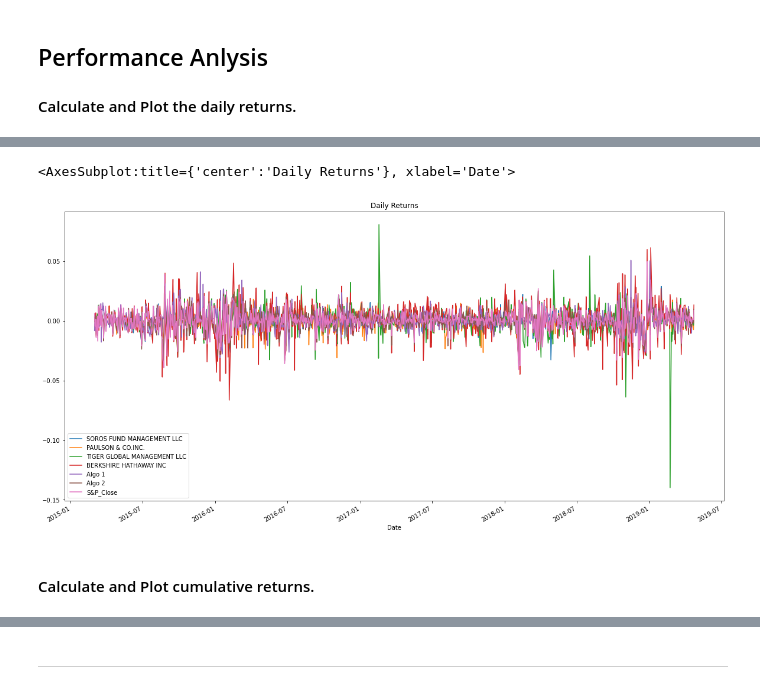
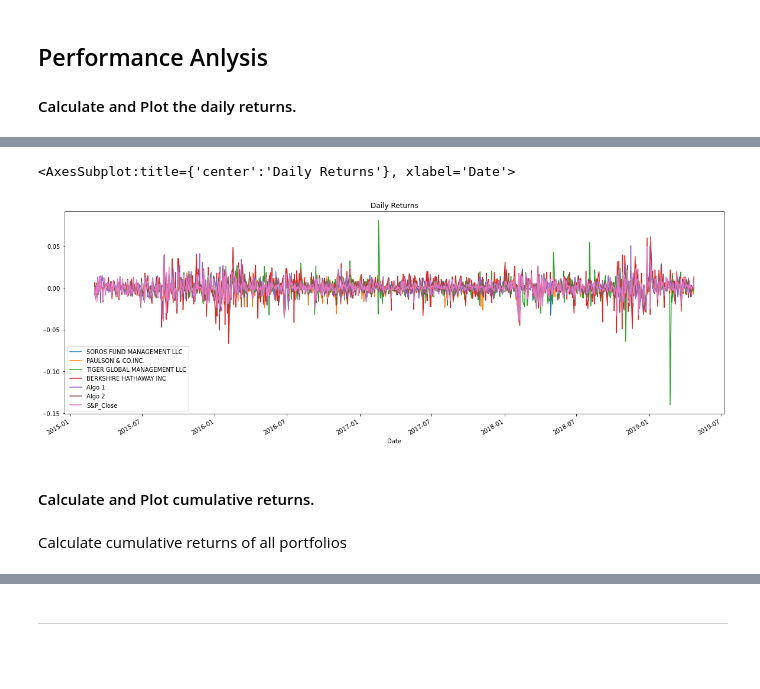
Before and after one commit to JamelBoyer/J_Boyer_Bootcamp, a Jupyter notebook: 02-Homework/04-Pandas/Instructions/Starter_Code/whale_analysis.ipynb, the cells around one changed output, grey strips where cells are left out. Cells and saved outputs as stored; diff of their text form; code cells hidden in the pictures; blank space fills up the shorter version.

```diff
--- a/02-Homework/04-Pandas/Instructions/Starter_Code/whale_analysis.ipynb
+++ b/02-Homework/04-Pandas/Instructions/Starter_Code/whale_analysis.ipynb
@@ -209,6 +182,9 @@ SP_Close.head()
 | 2012-10-03 | 1450.99 |
 | 2012-10-04 | 1461.40 |
 | 2012-10-05 | 1460.93 |
+# %%
+#Making a copy of this dataframe so I do not have to go through this process in the future
+SP_Close_data = SP_Close.copy()
 # %%
 # Calculate Daily Returns
 
@@ -246,6 +223,6 @@ SP_Close.head()
 ## Combine Whale, Algorithmic, and S&P 500 Returns
 # %%
 # Join Whale Returns, Algorithmic Returns, and the S&P 500 Returns into a single DataFrame with columns for each portfolio's returns.
-daily_oringinal_returns = pd.concat([whale_returns, algo_returns, SP_Close], axis = "columns",join = "inner")
-print(daily_oringinal_returns)
+daily_oringinal_returns = pd.concat([whale_returns_data, algo_returns_data, SP_Close_data], axis = "columns",join = "inner")
+daily_oringinal_returns
 # %% [output]
@@ -281,12 +255,12 @@ In this section, you will calculate and visualize performance and risk metrics f
 # %%
-#Plot daily returns of all portfolios
+
 #daily_returns_of_all_assets = df.pct_change
-#df.head()
+#head()
 #df.dropna()
 
-daily_oringinal_returns.pct_change
-#daily_oringinal_returns.dropna()
-daily_oringinal_returns
+daily_oringinal_returns["Close"] = daily_oringinal_returns["Close"].astype("float64")
+daily_oringinal_returns["Close"] = daily_oringinal_returns["Close"].pct_change(1)
+daily_oringinal_returns.head()
 # %% [output]
 |  | SOROS FUND MANAGEMENT LLC | PAULSON & CO.INC. | TIGER GLOBAL MANAGEMENT LLC | BERKSHIRE HATHAWAY INC | Algo 1 | Algo 2 | ... |
 | Date |  |  |  |  |  |  | ... |
@@ -304,0 +272,5 @@ daily_oringinal_returns
+# %%
+#Removed NaN with the dropna function and checked with a isna count
+
+daily_oringinal_returns.dropna(inplace=True)
+daily_oringinal_returns.isna().sum().sum()
@@ -317,10 +294,12 @@ daily_oringinal_returns.head()
 # %%
 #combined_returns.plot( title="Daily Returns" , figsize=(20,10))
 #df['daily_return'] = df['close'].pct_change()
-daily_oringinal_returns.plot(title="Daily Returns" , figsize=(20,10))
+daily_oringinal_returns.plot(title="Daily Returns",  figsize=(20,7))
 # %% [output]
 <AxesSubplot:title={'center':'Daily Returns'}, xlabel='Date'>
-[figure, old version]
+[figure, new version]
 # %% [markdown]
 #### Calculate and Plot cumulative returns.
+# %% [markdown]
+Calculate cumulative returns of all portfolios
 # %%
```
Also changed, not shown: parts of 57 cells of this notebook, 3 other files.
